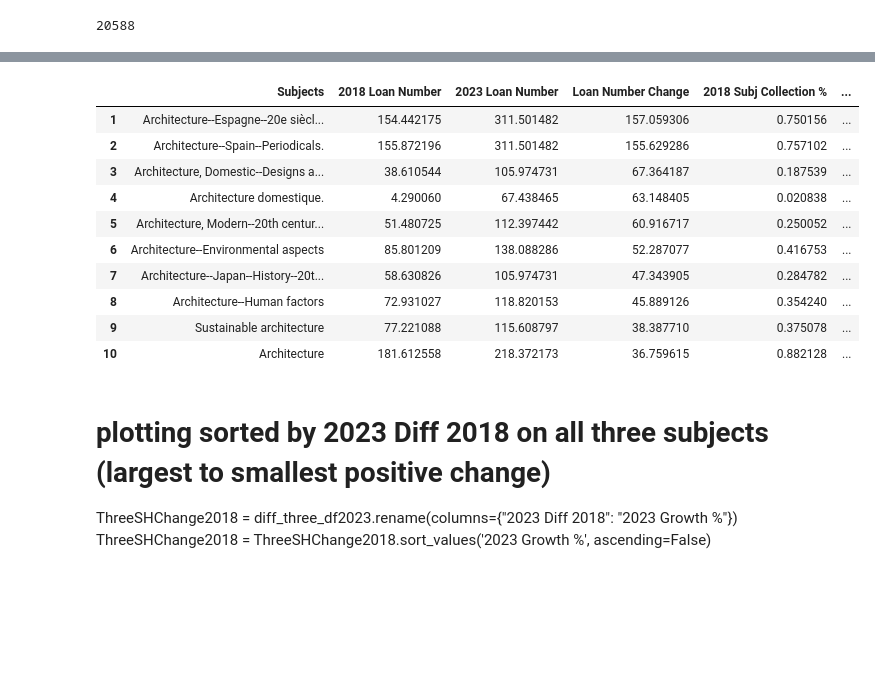
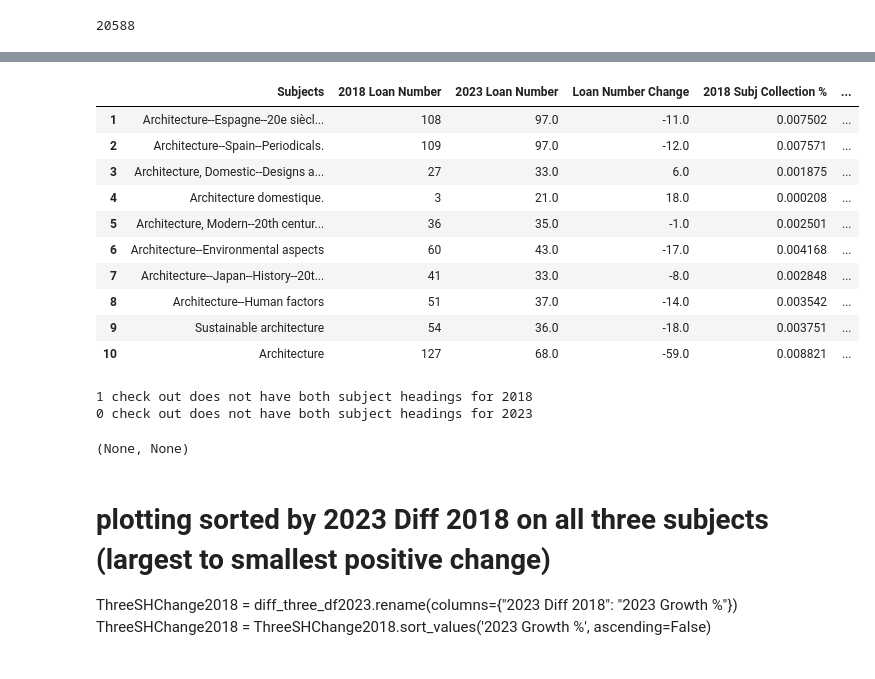
Before and after one commit to senderrr/Architecture, a Jupyter notebook: ArchitectureNotebookArticlePlots.ipynb, the cells around one changed output, grey strips where cells are left out. Saved outputs shown, nothing was run; the diff lists cells and outputs as text; code cells hidden in the pictures; blank space fills up the shorter version.

```diff
--- a/ArchitectureNotebookArticlePlots.ipynb
+++ b/ArchitectureNotebookArticlePlots.ipynb
@@ -128,6 +103,7 @@ def DiffPerc(df, sort_year, order):
     checkouts2021 = counts_2021['Counts'].sum()
     checkouts2022 = counts_2022['Counts'].sum()
     checkouts2023 = counts_2023['Counts'].sum()
+
 
     # create counts variable for every year
 
@@ -173,7 +149,8 @@ def DiffPerc(df, sort_year, order):
                 'Subj %' : 'Subj % 2023'})
 
     # subset df
-    merged_df5 =merged_df5[['Subjects', 'Subj % 2018', 'Subj % 2019', 'Subj % 2020', 'Subj % 2021', 'Subj % 2022', 'Subj % 2023']]
+    merged_df5 =merged_df5[['Subjects', 'Counts 2018', 'Counts 2019', 'Counts 2020', 'Counts 2021', 'Counts 2022', 'Counts 2023',
+                            'Subj % 2018', 'Subj % 2019', 'Subj % 2020', 'Subj % 2021', 'Subj % 2022', 'Subj % 2023']]
 
     # create new column that measures subject heading growth as a decimal by substracting subject % 2023 -  subject # 2018
     merged_df5['2023 Diff 2018'] = merged_df5['Subj % 2023'] - merged_df5['Subj % 2018']
@@ -187,7 +164,8 @@ def DiffPerc(df, sort_year, order):
     merged_df5 = merged_df5.sort_values(by=[sort_year], ascending=[order]).reset_index(drop=True)
 
     # reorder the columns
-    merged_df5 = merged_df5[['Subjects', 'Subj % 2018', 'Subj % 2019', 'Subj % 2020', 'Subj % 2021', 'Subj % 2022', 'Subj % 2023',
+    merged_df5 = merged_df5[['Subjects', 'Counts 2018', 'Counts 2019', 'Counts 2020', 'Counts 2021', 'Counts 2022', 'Counts 2023',
+                             'Subj % 2018', 'Subj % 2019', 'Subj % 2020', 'Subj % 2021', 'Subj % 2022', 'Subj % 2023',
                              '2019 Diff 2018', '2020 Diff 2018','2021 Diff 2018', '2022 Diff 2018',  '2023 Diff 2018', '2023 Diff 2020']]
 
 
@@ -229,53 +238,51 @@ comp_df2020
 # %%
 # plotting sorted  by 2023 Diff 2018 on all three subjects (largest to smallest positive change)
 ThreeSHChange2018 = diff_three_df2023.copy()
-ThreeSHChange2018 = ThreeSHChange2018.rename(columns={"Subj % 2018": "2018 Subj Collection %", "Subj % 2023": "2023 Subj Collection %"})
+ThreeSHChange2018 = ThreeSHChange2018.rename(columns={"Counts 2018": "2018 Loan Number", "Counts 2023": "2023 Loan Number", "Subj % 2018": "2018 Subj Collection %", "Subj % 2023": "2023 Subj Collection %"})
 # '2018 Subj Collection %'
 # normalize decimals to percentage
-ThreeSHChange2018['2018 Subj Collection %'] = ThreeSHChange2018['2018 Subj Collection %'] * 100
-ThreeSHChange2018['2023 Subj Collection %'] = ThreeSHChange2018['2023 Subj Collection %'] * 100
+ThreeSHChange2018['2018 Subj Collection %'] = ThreeSHChange2018['2018 Subj Collection %']
+ThreeSHChange2018['2023 Subj Collection %'] = ThreeSHChange2018['2023 Subj Collection %']
 
 # subtract years to see change
-ThreeSHChange2018['Subj Num Growth Change'] = ThreeSHChange2018['2023 Subj Collection %'] - ThreeSHChange2018['2018 Subj Collection %']
-
-# num checkouts
-ThreeSHChange2018['2018 Loan Number'] = (ThreeSHChange2018['2018 Subj Collection %'] / 100) * unique_loans
-ThreeSHChange2018['2023 Loan Number'] = (ThreeSHChange2018['2023 Subj Collection %'] / 100) * unique_loans
+ThreeSHChange2018['2023 - 2018 Subj Collection % Change'] = ThreeSHChange2018['2023 Subj Collection %'] - ThreeSHChange2018['2018 Subj Collection %']
 ThreeSHChange2018['Loan Number Change'] = ThreeSHChange2018['2023 Loan Number'] - ThreeSHChange2018['2018 Loan Number']
 
 
-#ThreeSHChange2018 = ThreeSHChange2018.sort_values('Subj% Change', ascending=False)
-
 #multiplier
 ThreeSHChange2018['Subj Multi Growth Factor'] = ThreeSHChange2018['2023 Subj Collection %'] / ThreeSHChange2018['2018 Subj Collection %']
-ThreeSHChange2018 = ThreeSHChange2018[['Subjects', '2018 Loan Number', '2023 Loan Number', 'Loan Number Change', '2018 Subj Collection %', '2023 Subj Collection %', 'Subj Num Growth Change', 'Subj Multi Growth Factor']]
+ThreeSHChange2018 = ThreeSHChange2018[['Subjects', '2018 Loan Number', '2023 Loan Number', 'Loan Number Change', '2018 Subj Collection %',
+                                       '2023 Subj Collection %', '2023 - 2018 Subj Collection % Change', 'Subj Multi Growth Factor']]
 
 
-# sort table by growth
-ThreeSHChange2018 = ThreeSHChange2018.sort_values('Subj Num Growth Change', ascending=False)
-
-# sort table by subj num growth change
-#ThreeSHChange2018 = ThreeSHChange2018.sort_values('Subj Multi Growth Factor', ascending=False).reset_index(drop=True)
+# sort table by 2023 diff 2020 collection %
+ThreeSHChange2018 = ThreeSHChange2018.sort_values('2023 - 2018 Subj Collection % Change', ascending=False)
 
 # reindex to start at 1
 ThreeSHChange2018 = ThreeSHChange2018.head(10)
 ThreeSHChange2018.index = ThreeSHChange2018.index + 1
 
 # create a table title
 #ThreeSHChange2018 = ThreeSHChange2018.style.set_caption('Table 1: Top 10 Subject Headings Growth From 2018 to 2023')
 ThreeSHChange2018
 # %% [output]
 |  | Subjects | 2018 Loan Number | 2023 Loan Number | Loan Number Change | 2018 Subj Collection % | ... |
-| 1 | Architecture--Espagne--20e siècl... | 154.442175 | 311.501482 | 157.059306 | 0.750156 | ... |
-| 2 | Architecture--Spain--Periodicals. | 155.872196 | 311.501482 | 155.629286 | 0.757102 | ... |
-| 3 | Architecture, Domestic--Designs a... | 38.610544 | 105.974731 | 67.364187 | 0.187539 | ... |
-| 4 | Architecture domestique. | 4.290060 | 67.438465 | 63.148405 | 0.020838 | ... |
-| 5 | Architecture, Modern--20th centur... | 51.480725 | 112.397442 | 60.916717 | 0.250052 | ... |
-| 6 | Architecture--Environmental aspects | 85.801209 | 138.088286 | 52.287077 | 0.416753 | ... |
-| 7 | Architecture--Japan--History--20t... | 58.630826 | 105.974731 | 47.343905 | 0.284782 | ... |
-| 8 | Architecture--Human factors | 72.931027 | 118.820153 | 45.889126 | 0.354240 | ... |
-| 9 | Sustainable architecture | 77.221088 | 115.608797 | 38.387710 | 0.375078 | ... |
-| 10 | Architecture | 181.612558 | 218.372173 | 36.759615 | 0.882128 | ... |
+| 1 | Architecture--Espagne--20e siècl... | 108 | 97.0 | -11.0 | 0.007502 | ... |
+| 2 | Architecture--Spain--Periodicals. | 109 | 97.0 | -12.0 | 0.007571 | ... |
+| 3 | Architecture, Domestic--Designs a... | 27 | 33.0 | 6.0 | 0.001875 | ... |
+| 4 | Architecture domestique. | 3 | 21.0 | 18.0 | 0.000208 | ... |
+| 5 | Architecture, Modern--20th centur... | 36 | 35.0 | -1.0 | 0.002501 | ... |
+| 6 | Architecture--Environmental aspects | 60 | 43.0 | -17.0 | 0.004168 | ... |
+| 7 | Architecture--Japan--History--20t... | 41 | 33.0 | -8.0 | 0.002848 | ... |
+| 8 | Architecture--Human factors | 51 | 37.0 | -14.0 | 0.003542 | ... |
+| 9 | Sustainable architecture | 54 | 36.0 | -18.0 | 0.003751 | ... |
+| 10 | Architecture | 127 | 68.0 | -59.0 | 0.008821 | ... |
+# %%
+SubjectHeadingoverlaps(three_df,'Architecture--Spain--Periodicals.', 'Architecture--Espagne--20e siècle--Périodiques.', '2018'), SubjectHeadingoverlaps(three_df,'Architecture--Spain--Periodicals.', 'Architecture--Espagne--20e siècle--Périodiques.', '2023')
+# %% [output]
+1 check out does not have both subject headings for 2018
+0 check out does not have both subject headings for 2023
+(None, None)
 # %% [markdown]
 # plotting sorted  by 2023 Diff 2018 on all three subjects (largest to smallest positive change)
 ThreeSHChange2018 = diff_three_df2023.rename(columns={"2023 Diff 2018": "2023 Growth %"})
```
Also changed, not shown: parts of 17 cells of this notebook.
